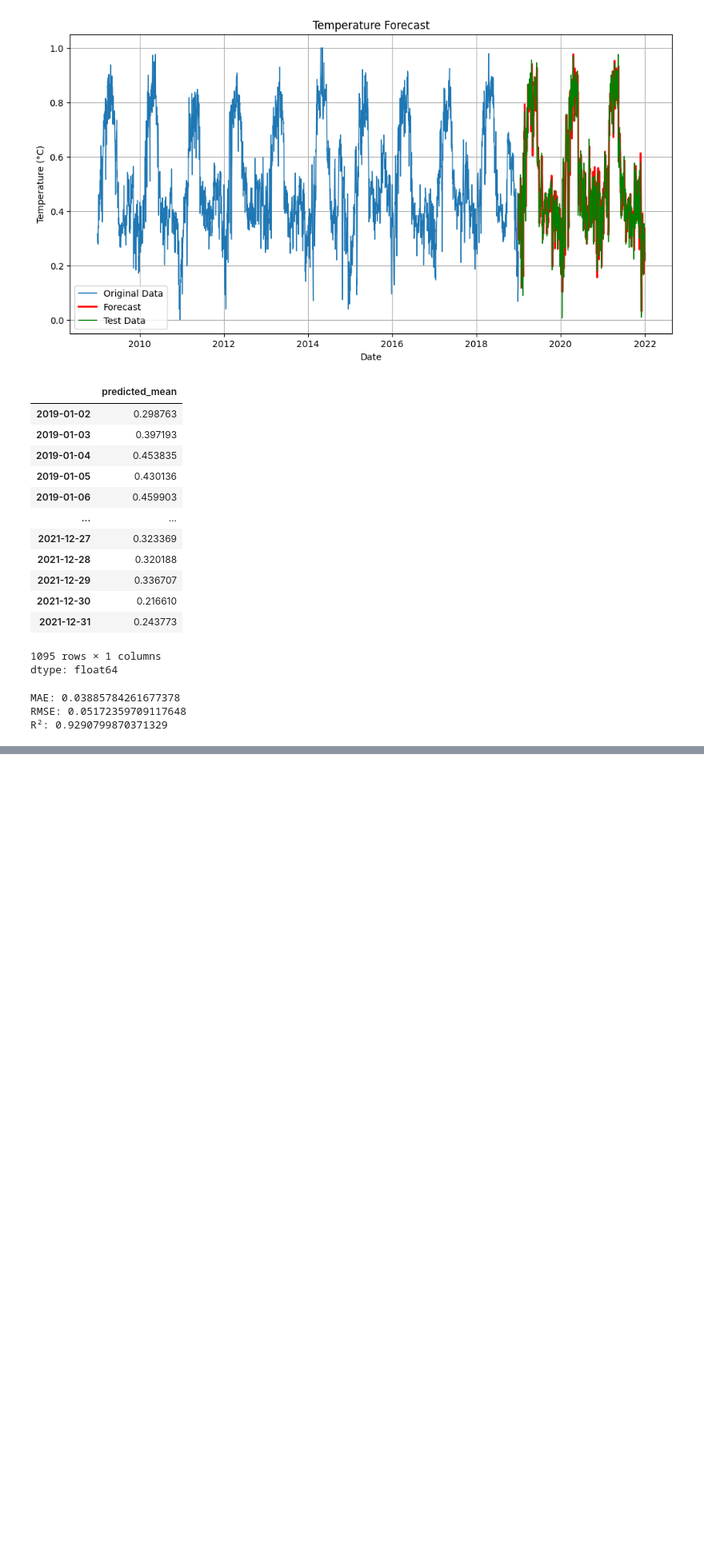
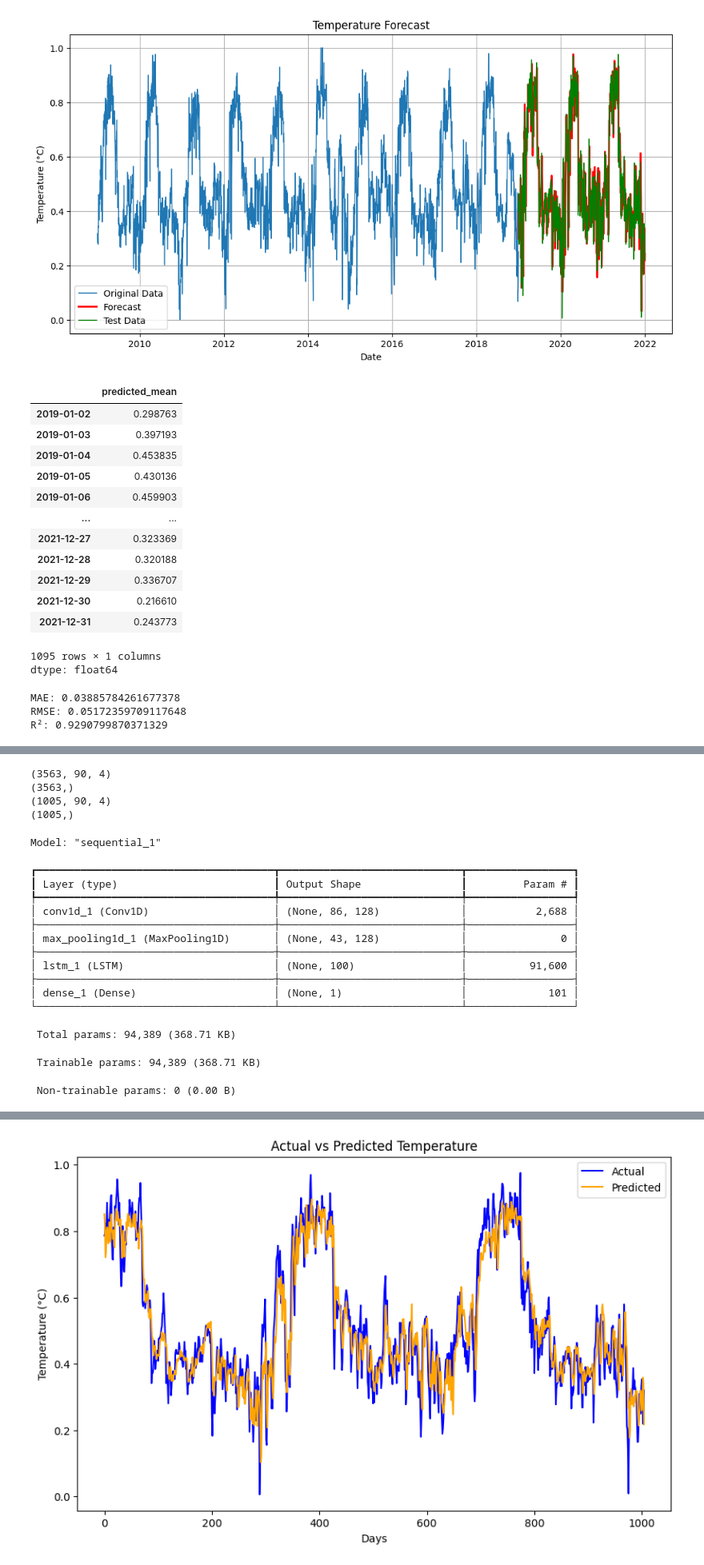
Before and after one commit to Bharathkumar1404/data-science-final-project, a Jupyter notebook: project.ipynb, the cells around one changed output, grey strips where cells are left out. Shown at 80% size. Drawn from its saved outputs; the diff is of its cells as text; code cells hidden in the pictures; blank space fills up the shorter version.

```diff
--- a/project.ipynb
+++ b/project.ipynb
@@ -536,0 +691,78 @@ R²: 0.9290799870371329
+# %%
+def sequence_creating(data,seq_len,target_col = 'tempC'):
+  X, y = [], []
+  for i in range(len(data) - seq_len):
+    X.append(data.iloc[i:i+seq_len, 1:].values)
+    y.append(data.iloc[i+seq_len][target_col])
+  return np.array(X), np.array(y)
+
+sequence_length = 90
+
+X_train, y_train = sequence_creating(train,sequence_length)
+X_test, y_test = sequence_creating(test,sequence_length)
+
+print(X_train.shape)
+print(y_train.shape)
+print(X_test.shape)
+print(y_test.shape)
+
+model = Sequential()
+
+model.add(Conv1D(filters=128, kernel_size=5, activation='relu', input_shape=(sequence_length, X_train.shape[2])))
+
+model.add(MaxPooling1D(pool_size=2))
+
+model.add(LSTM(100, activation='relu', return_sequences=False))
+
+model.add(Dense(1))
+model.compile(optimizer='adam', loss='mse', metrics=['mae'])
+
+
+model.summary()
+
+
+history = model.fit(
+    X_train, y_train,
+    epochs=50,
+    batch_size=32,
+    validation_data=(X_test, y_test),
+    verbose=1
+)
+
+y_pred = model.predict(X_test)
+import matplotlib.pyplot as plt
+
+
+plt.figure(figsize=(10, 6))
+plt.plot(y_test.flatten(), label='Actual', color='blue')
+plt.plot(y_pred.flatten(), label='Predicted', color='orange')
+plt.title('Actual vs Predicted Temperature')
+plt.xlabel('Days')
+plt.ylabel('Temperature (°C)')
+plt.legend()
+plt.show()
+
+test.shape
+
+
+y_pred = model.predict(X_test)
+# %% [output]
+(3563, 90, 4)
+(3563,)
+(1005, 90, 4)
+(1005,)
+Model: "sequential_1"
+┏━━━━━━━━━━━━━━━━━━━━━━━━━━━━━━━━━━━━━━┳━━━━━━━━━━━━━━━━━━━━━━━━━━━━━┳━━━━━━━━━━━━━━━━━┓
+┃ Layer (type)                         ┃ Output Shape                ┃         Param # ┃
+┡━━━━━━━━━━━━━━━━━━━━━━━━━━━━━━━━━━━━━━╇━━━━━━━━━━━━━━━━━━━━━━━━━━━━━╇━━━━━━━━━━━━━━━━━┩
+│ conv1d_1 (Conv1D)                    │ (None, 86, 128)             │           2,688 │
+├──────────────────────────────────────┼─────────────────────────────┼─────────────────┤
+│ max_pooling1d_1 (MaxPooling1D)       │ (None, 43, 128)             │               0 │
+├──────────────────────────────────────┼─────────────────────────────┼─────────────────┤
+│ lstm_1 (LSTM)                        │ (None, 100)                 │          91,600 │
+├──────────────────────────────────────┼─────────────────────────────┼─────────────────┤
+│ dense_1 (Dense)                      │ (None, 1)                   │             101 │
+└──────────────────────────────────────┴─────────────────────────────┴─────────────────┘
+ Total params: 94,389 (368.71 KB)
+ Trainable params: 94,389 (368.71 KB)
+ Non-trainable params: 0 (0.00 B)
@@ -536,0 +786 @@ R²: 0.9290799870371329
+[figure, added]
```
Also changed, not shown: parts of 94 cells of this notebook.
